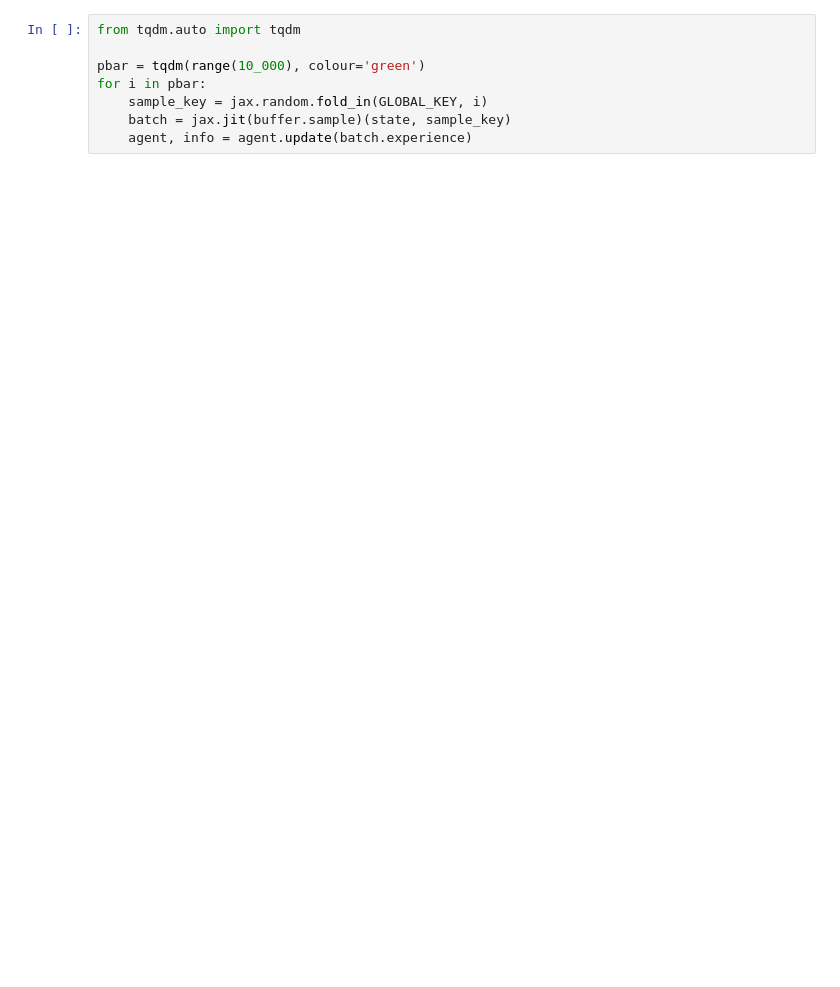
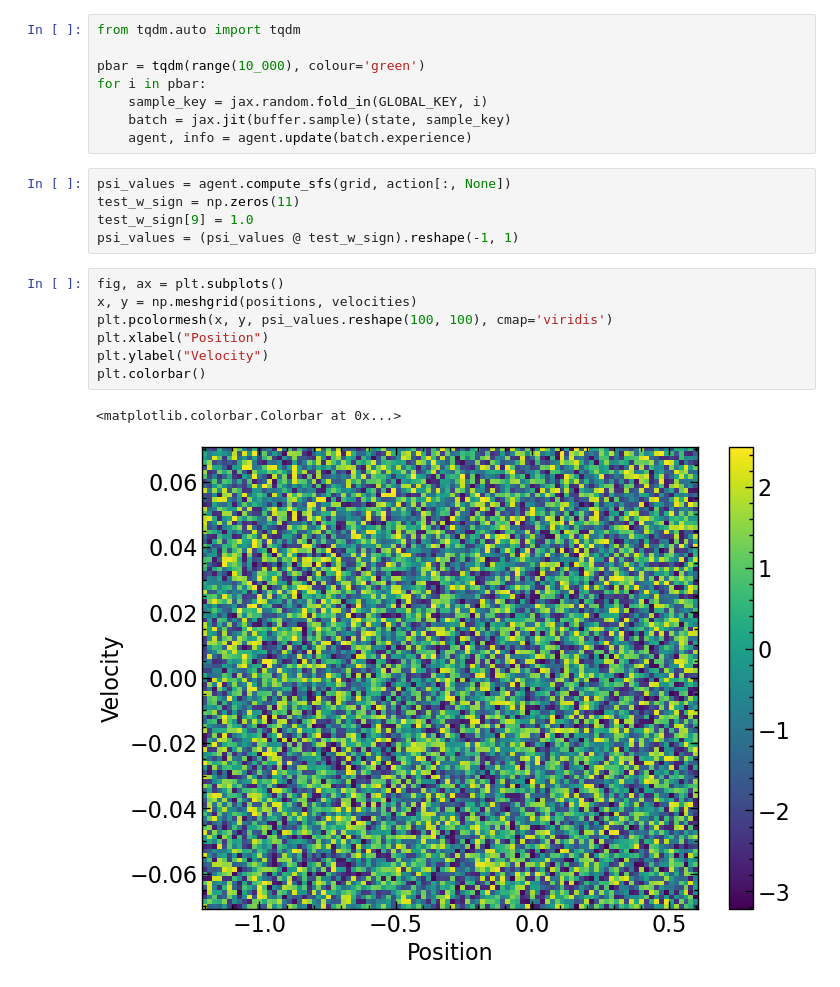
Before and after one commit to skylooop/ogbench, a Jupyter notebook: notebooks/zero_shot_rl.ipynb, the cells around one changed output. Saved outputs shown, nothing was run; the diff lists cells and outputs as text; blank space fills up the shorter version.

```diff
--- a/notebooks/zero_shot_rl.ipynb
+++ b/notebooks/zero_shot_rl.ipynb
@@ -253,3 +405,18 @@ for i in pbar:
     sample_key = jax.random.fold_in(GLOBAL_KEY, i)
     batch = jax.jit(buffer.sample)(state, sample_key)
     agent, info = agent.update(batch.experience)
+# %%
+psi_values = agent.compute_sfs(grid, action[:, None])
+test_w_sign = np.zeros(11)
+test_w_sign[9] = 1.0
+psi_values = (psi_values @ test_w_sign).reshape(-1, 1)
+# %%
+fig, ax = plt.subplots()
+x, y = np.meshgrid(positions, velocities)
+plt.pcolormesh(x, y, psi_values.reshape(100, 100), cmap='viridis')
+plt.xlabel("Position")
+plt.ylabel("Velocity")
+plt.colorbar()
+# %% [output]
+<matplotlib.colorbar.Colorbar at 0x...>
+[figure, added]
```
Also changed, not shown: parts of 18 cells of this notebook, 1 other file.
